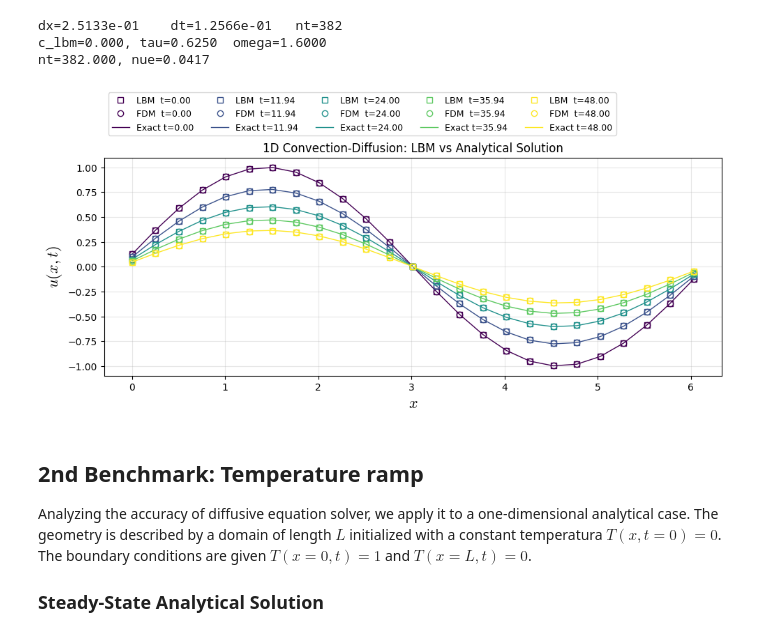
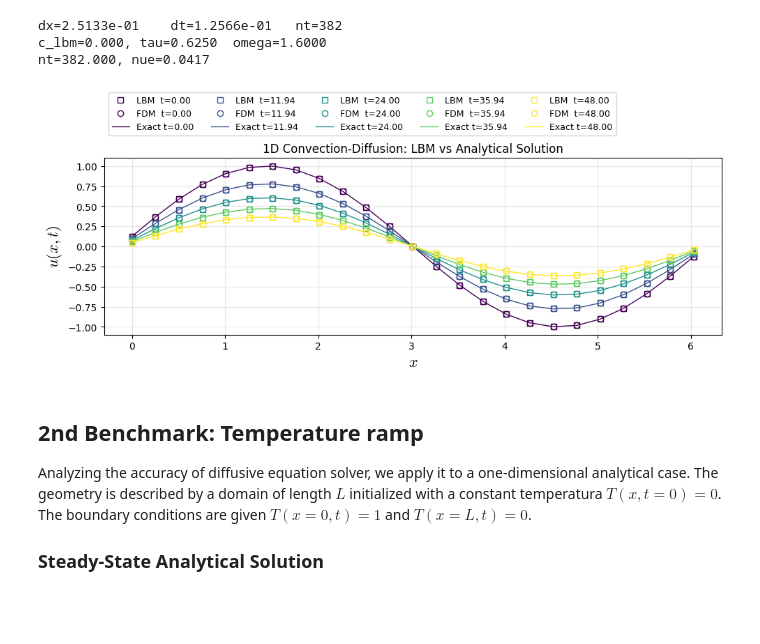
Before and after one commit to Ricardoleite/Bazarin-R.L.M.-AcademicDocumentation, a Jupyter notebook: docs/jupyter_execute/LBM-Study/FDM-Belloti/FDM-LBM-Diffusive.ipynb, the cells around one changed output. Saved outputs shown, nothing was run; the diff lists cells and outputs as text; code cells hidden in the pictures; blank space fills up the shorter version.

```diff
--- a/docs/jupyter_execute/LBM-Study/FDM-Belloti/FDM-LBM-Diffusive.ipynb
+++ b/docs/jupyter_execute/LBM-Study/FDM-Belloti/FDM-LBM-Diffusive.ipynb
@@ -231,29 +231,29 @@ nt=382.000, nue=0.0417
 # %%
 #****************************************Data-Analysis*********************************************
 # ---------------- exact solution ----------------
 def u_exact(x, t, A, k_w, phi, c, nu):
     return A * np.exp(-nu * k_w**2 * t) * np.sin(k_w * ((x+dx/2) - c*t) + phi)
 u_ana = np.empty(snaps, dtype=object) # array field used to same data over time
 for i in range(snaps):
     u_ana[i] = np.zeros((Nx), dtype="float64")
 # -----------------Plot Results --------------------
-plt.figure(figsize=(10,5))
+plt.figure(figsize=(10,4.5))
 colors = plt.cm.viridis(np.linspace(0, 1, snaps))
 for i in range(snaps):
     plt.plot(x, u_snaps[i], "s", color=colors[i], lw=1, label=f"LBM  t={(snaps_id[i]/nt)*t_end:.2f}",fillstyle='none')
     plt.plot(x, uf_snaps[i], "o", color=colors[i], lw=1, label=f"FDM  t={(snaps_id[i]/nt)*t_end:.2f}",fillstyle='none')
     u_ana[i] = u_exact(x, (snaps_id[i]/nt)*t_end , A, k_w, phi, c, nu)
     plt.plot(x, u_ana[i], color=colors[i], lw=1, label=f"Exact t={(snaps_id[i]/nt)*t_end:.2f}")
 
 plt.xlabel("$x$",fontsize=16)
 plt.ylabel("$u(x,t)$",fontsize=16)
 plt.title("1D Convection-Diffusion: LBM vs Analytical Solution")
 plt.grid(True, alpha=0.3)
-plt.legend(ncol=5,fontsize=9,loc="center left",bbox_to_anchor=(0.0, 1.2))
+plt.legend(ncol=5,fontsize=9,loc="center left",bbox_to_anchor=(0.0, 1.25))
 plt.tight_layout()
 plt.show()
 # %% [output]
-[figure, old version]
+[figure, new version]
 # %% [markdown]
 ## 2nd Benchmark: Temperature ramp
 
```
Also changed, not shown: parts of 11 cells of this notebook, 37 other files.
